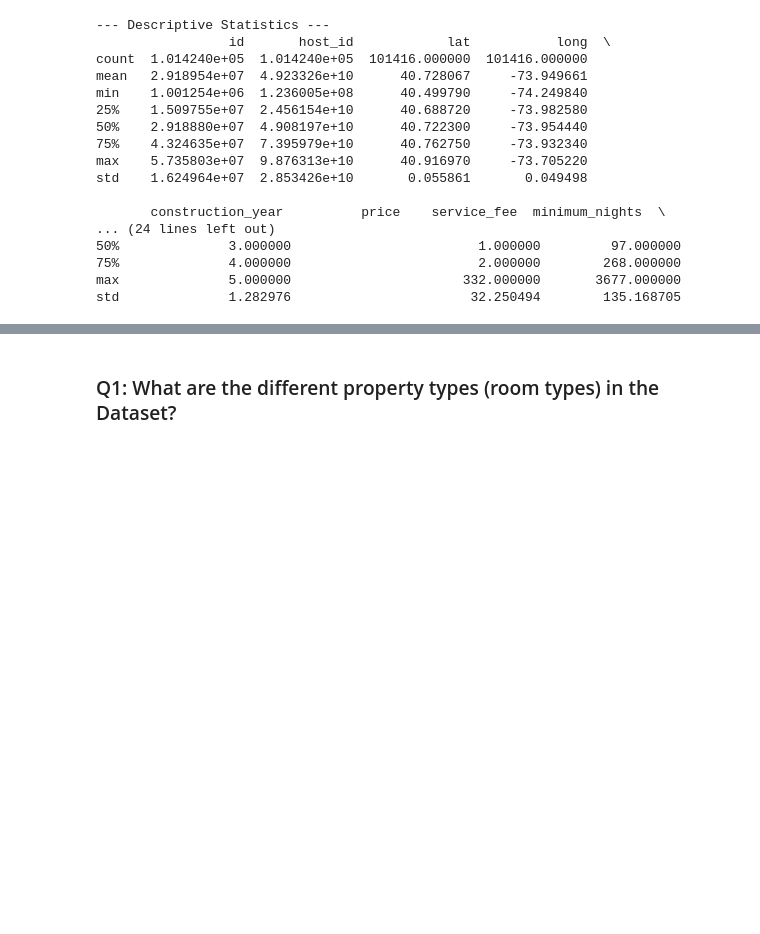
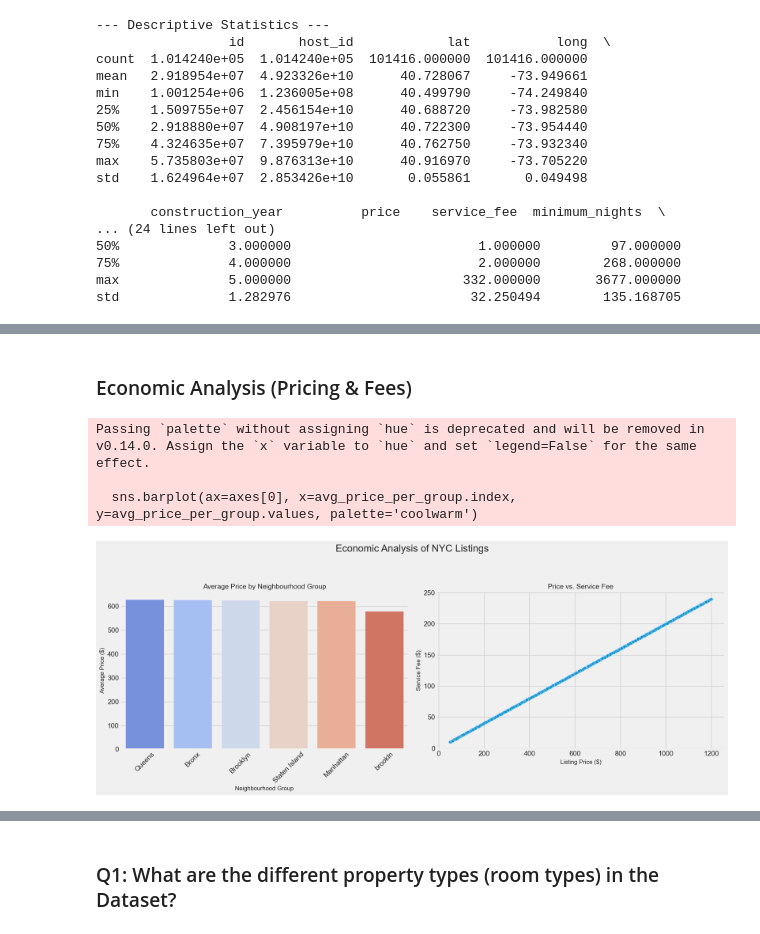
Before and after one commit to Vaibhav-153/VOIS_AICTE_Sep2025_VaibhavAdmane, a Jupyter notebook: Vaibhav_Admane_Source_Code.ipynb, the cells around one changed output, grey strips where cells are left out. Cells and saved outputs as stored; diff of their text form; code cells hidden in the pictures; blank space fills up the shorter version.

```diff
--- a/Vaibhav_Admane_Source_Code.ipynb
+++ b/Vaibhav_Admane_Source_Code.ipynb
@@ -261,0 +318,34 @@ std              1.282976                       32.250494        135.168705
+# %% [markdown]
+###  Economic Analysis (Pricing & Fees)
+# %%
+# Calculate the average price for each neighbourhood group
+avg_price_per_group = df_cleaned.groupby('neighbourhood_group')['price'].mean().sort_values(ascending=False)
+
+
+# --- Visualization ---
+# Create a figure with two subplots side by side
+fig, axes = plt.subplots(1, 2, figsize=(18, 7))
+fig.suptitle('Economic Analysis of NYC Listings', fontsize=20, y=1.02)
+
+# Left Plot: Bar Chart of Average Price by Neighbourhood Group
+sns.barplot(ax=axes[0], x=avg_price_per_group.index, y=avg_price_per_group.values, palette='coolwarm')
+axes[0].set_title('Average Price by Neighbourhood Group', fontsize=14)
+axes[0].set_xlabel('Neighbourhood Group', fontsize=12)
+axes[0].set_ylabel('Average Price ($)', fontsize=12)
+axes[0].tick_params(axis='x', rotation=45)
+
+# Right Plot: Scatter Plot of Price vs. Service Fee
+# We filter out extreme prices to make the linear trend more visible
+sns.scatterplot(ax=axes[1], x='price', y='service_fee', data=df_cleaned[df_cleaned['price'] < 1500], alpha=0.5)
+axes[1].set_title('Price vs. Service Fee', fontsize=14)
+axes[1].set_xlabel('Listing Price ($)', fontsize=12)
+axes[1].set_ylabel('Service Fee ($)', fontsize=12)
+
+# Adjust layout and display the plot
+plt.tight_layout(rect=[0, 0, 1, 0.96])
+plt.show()
+# %% [output]
+Passing `palette` without assigning `hue` is deprecated and will be removed in v0.14.0. Assign the `x` variable to `hue` and set `legend=False` for the same effect.
+
+  sns.barplot(ax=axes[0], x=avg_price_per_group.index, y=avg_price_per_group.values, palette='coolwarm')
+[figure, added]
```
Also changed, not shown: parts of 9 cells of this notebook.
